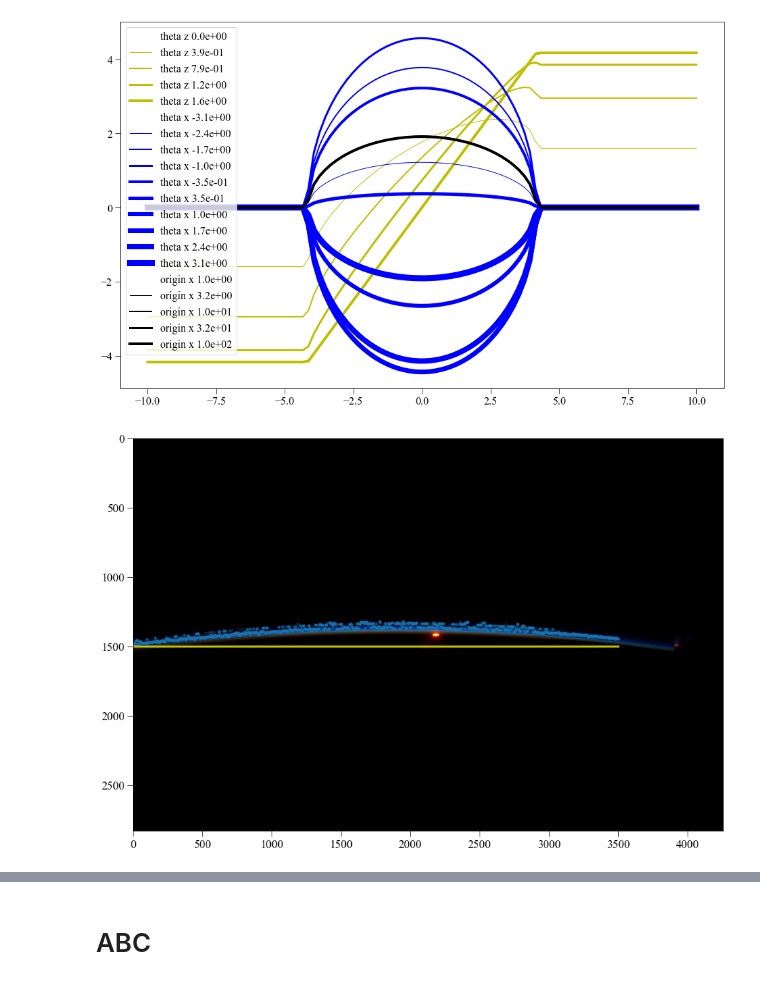
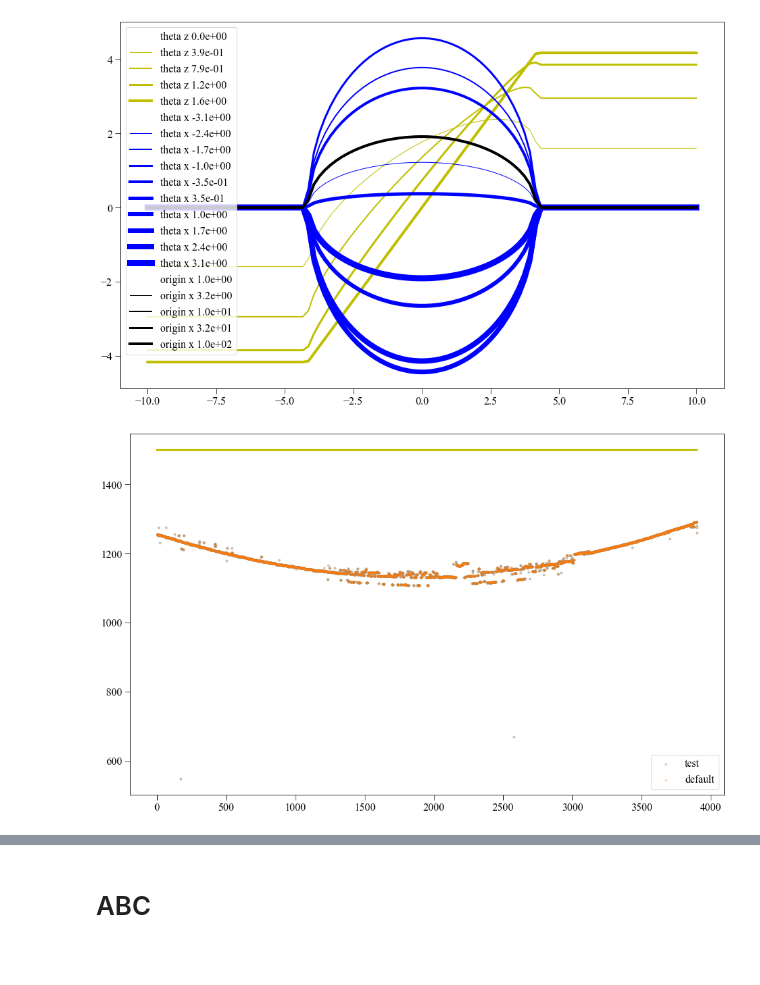
Before and after one commit to bogsdarking/planet_ruler, a Jupyter notebook: resectioning_sandbox.ipynb, the cells around one changed output, grey strips where cells are left out. Saved outputs shown, nothing was run; the diff lists cells and outputs as text; code cells hidden in the pictures; blank space fills up the shorter version.

```diff
--- a/resectioning_sandbox.ipynb
+++ b/resectioning_sandbox.ipynb
@@ -110,7 +126,7 @@ def extrinsic_transform(world_coords,
 
 def limb_arc(x, r, h=1,
              method='resection', screen_dist=1,
-             f=1, px=1, py=1, x0=0, y0=0,
+             f=0.035, px=1, py=1, x0=0, y0=0,
              theta_x=0, theta_y=0, theta_z=0,
              origin_x=0, origin_y=0, origin_z=0
              ):
@@ -207,0 +222,2 @@ breaks = find_break(im_arr)
+# %%
+breaks_def = detect_limb(im_arr)
@@ -208,15 +227,25 @@ breaks = find_break(im_arr)
 # %%
-target = breaks[:3500]
+# breaks = find_break(im_arr, window_length=501,
+#                     polyorder=1, deriv=0, delta=1)
+breaks = detect_limb(im_arr, window_length=501, polyorder=1, deriv=0)
+
+x_min = 0
+x_max = 3900
+target = breaks[x_min:x_max]
 x = np.arange(len(target))
 
 # x = np.arange(im_arr.shape[1])
 xc = x - int(len(x)*0.5)
 
 y = limb_arc(xc, r=6.3e6, h=1) + 1500
 plt.plot(x, y, c='y', lw=3)
-plt.scatter(x, target, alpha=0.2, s=10)
+plt.scatter(x, target, alpha=0.2, s=10, label='test')
+plt.scatter(x, breaks_def[x_min:x_max], alpha=0.2, s=10, label='default')
+plt.legend()
 
-plt.imshow(im_arr)
+ax=plt.gca()
+# ax.set_ylim(1200, 1700)
+# plt.imshow(im_arr)
 plt.show()
 # %% [output]
-[figure, old version]
+[figure, new version]
```
Also changed, not shown: parts of 73 cells of this notebook, 13 other files.
